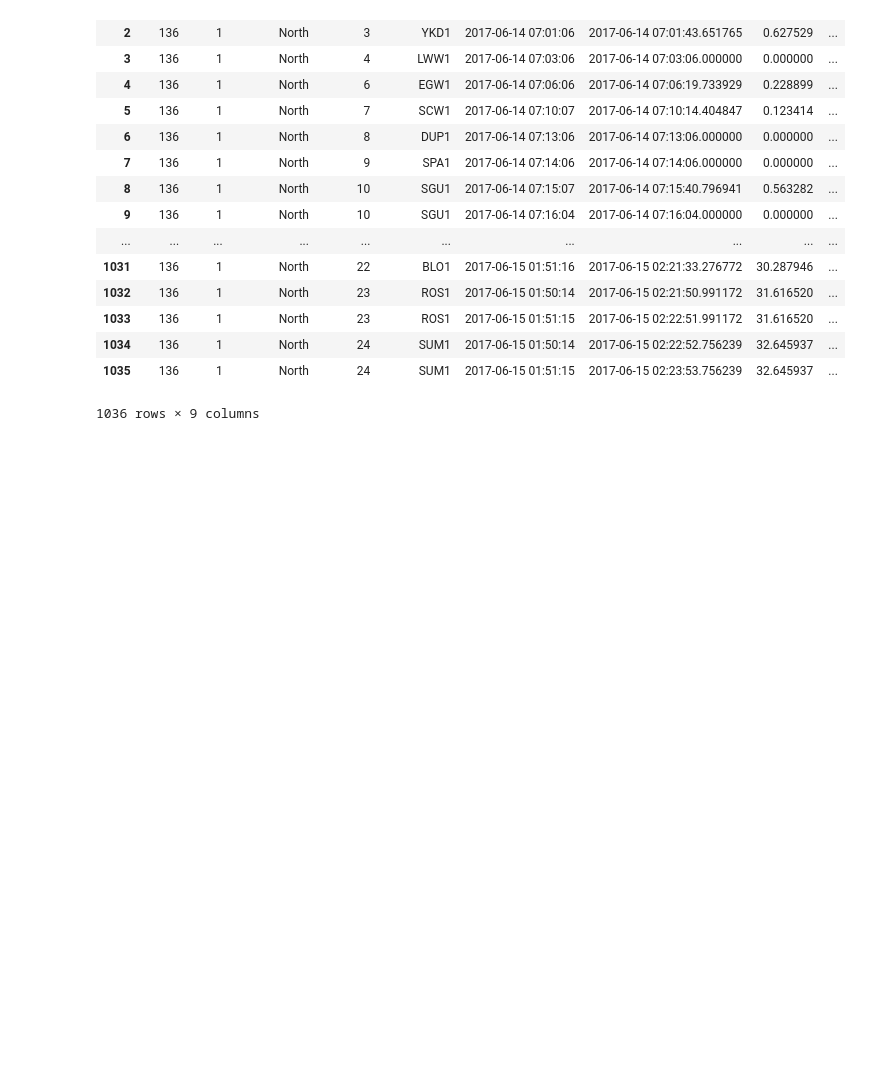
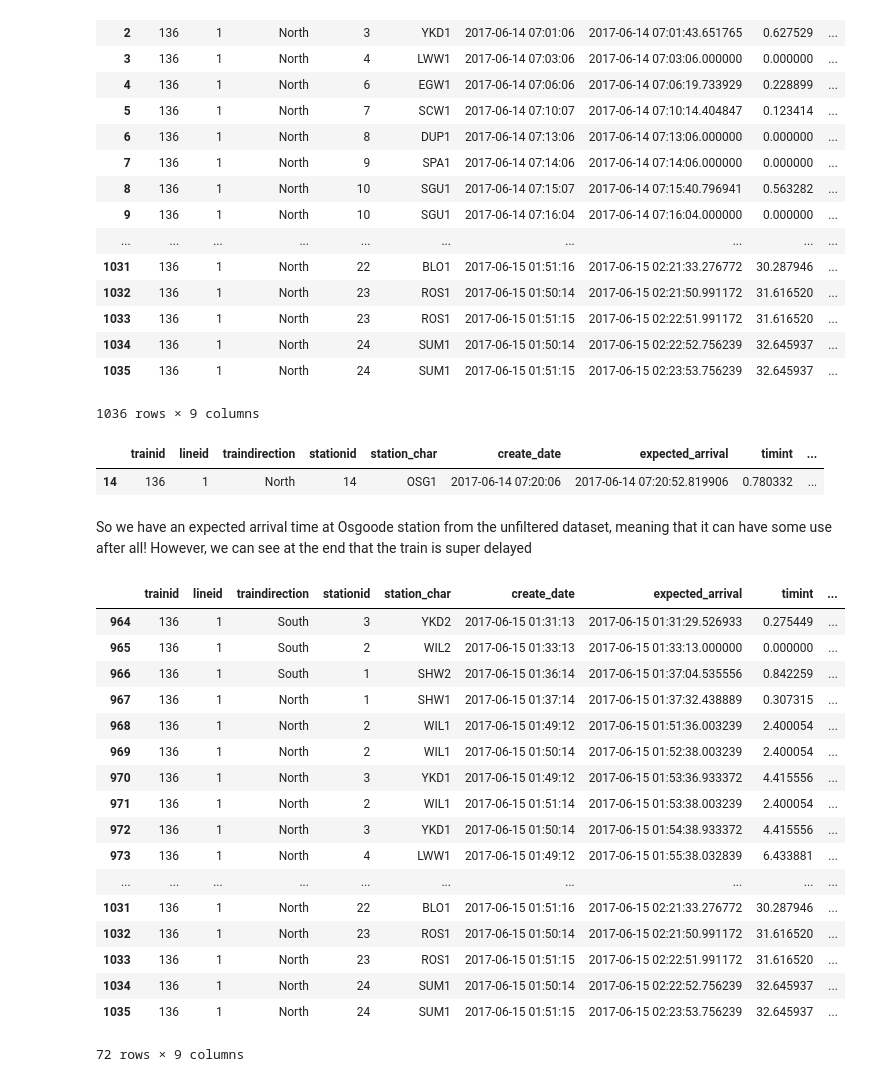
Before and after one commit to CivicTechTO/ttc_subway_times, a Jupyter notebook: doc/Filtering Observed Arrivals.ipynb, the cells around one changed output. Drawn from its saved outputs; the diff is of its cells as text; code cells hidden in the pictures; blank space fills up the shorter version.

Commit message:
Work on filtering delayed trains

```diff
--- a/doc/Filtering Observed Arrivals.ipynb
+++ b/doc/Filtering Observed Arrivals.ipynb
@@ -230,3 +231,31 @@ train_136
 | 1034 | 136 | 1 | North | 24 | SUM1 | 2017-06-15 01:50:14 | 2017-06-15 02:22:52.756239 | 32.645937 | ... |
 | 1035 | 136 | 1 | North | 24 | SUM1 | 2017-06-15 01:51:15 | 2017-06-15 02:23:53.756239 | 32.645937 | ... |
 1036 rows × 9 columns
+# %%
+train_136.iloc[[14]]
+# %% [output]
+|  | trainid | lineid | traindirection | stationid | station_char | create_date | expected_arrival | timint | ... |
+| 14 | 136 | 1 | North | 14 | OSG1 | 2017-06-14 07:20:06 | 2017-06-14 07:20:52.819906 | 0.780332 | ... |
+# %% [markdown]
+So we have an expected arrival time at Osgoode station from the unfiltered dataset, meaning that it can have some use after all! However, we can see at the end that the train is super delayed
+# %%
+train_136[train_136['create_date'] > datetime.datetime(2017, 6, 15, 1,30)]
+# %% [output]
+|  | trainid | lineid | traindirection | stationid | station_char | create_date | expected_arrival | timint | ... |
+| 964 | 136 | 1 | South | 3 | YKD2 | 2017-06-15 01:31:13 | 2017-06-15 01:31:29.526933 | 0.275449 | ... |
+| 965 | 136 | 1 | South | 2 | WIL2 | 2017-06-15 01:33:13 | 2017-06-15 01:33:13.000000 | 0.000000 | ... |
+| 966 | 136 | 1 | South | 1 | SHW2 | 2017-06-15 01:36:14 | 2017-06-15 01:37:04.535556 | 0.842259 | ... |
+| 967 | 136 | 1 | North | 1 | SHW1 | 2017-06-15 01:37:14 | 2017-06-15 01:37:32.438889 | 0.307315 | ... |
+| 968 | 136 | 1 | North | 2 | WIL1 | 2017-06-15 01:49:12 | 2017-06-15 01:51:36.003239 | 2.400054 | ... |
+| 969 | 136 | 1 | North | 2 | WIL1 | 2017-06-15 01:50:14 | 2017-06-15 01:52:38.003239 | 2.400054 | ... |
+| 970 | 136 | 1 | North | 3 | YKD1 | 2017-06-15 01:49:12 | 2017-06-15 01:53:36.933372 | 4.415556 | ... |
+| 971 | 136 | 1 | North | 2 | WIL1 | 2017-06-15 01:51:14 | 2017-06-15 01:53:38.003239 | 2.400054 | ... |
+| 972 | 136 | 1 | North | 3 | YKD1 | 2017-06-15 01:50:14 | 2017-06-15 01:54:38.933372 | 4.415556 | ... |
+| 973 | 136 | 1 | North | 4 | LWW1 | 2017-06-15 01:49:12 | 2017-06-15 01:55:38.032839 | 6.433881 | ... |
+| ... | ... | ... | ... | ... | ... | ... | ... | ... | ... |
+| 1031 | 136 | 1 | North | 22 | BLO1 | 2017-06-15 01:51:16 | 2017-06-15 02:21:33.276772 | 30.287946 | ... |
+| 1032 | 136 | 1 | North | 23 | ROS1 | 2017-06-15 01:50:14 | 2017-06-15 02:21:50.991172 | 31.616520 | ... |
+| 1033 | 136 | 1 | North | 23 | ROS1 | 2017-06-15 01:51:15 | 2017-06-15 02:22:51.991172 | 31.616520 | ... |
+| 1034 | 136 | 1 | North | 24 | SUM1 | 2017-06-15 01:50:14 | 2017-06-15 02:22:52.756239 | 32.645937 | ... |
+| 1035 | 136 | 1 | North | 24 | SUM1 | 2017-06-15 01:51:15 | 2017-06-15 02:23:53.756239 | 32.645937 | ... |
+72 rows × 9 columns
```
Also changed, not shown: parts of 8 cells of this notebook.
